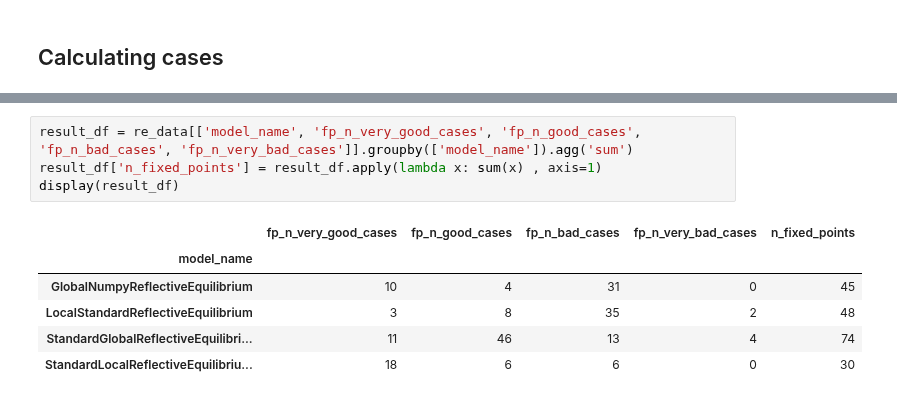
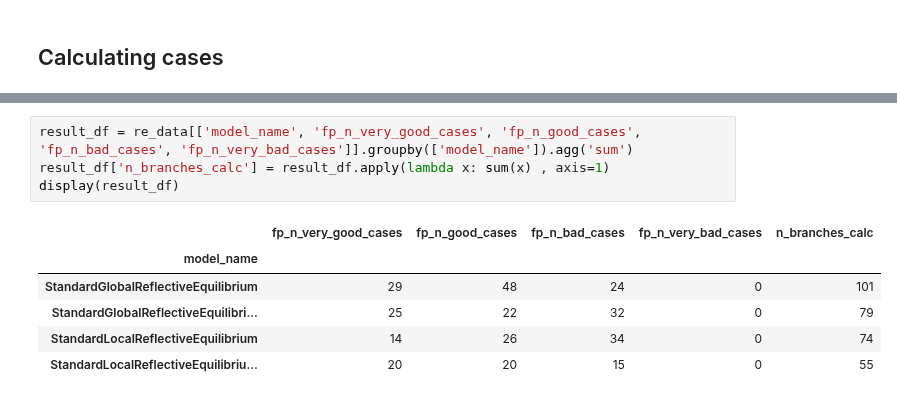
Before and after one commit to re-models/re-technical-report, a Jupyter notebook: notebooks/data_analysis_chapter_commitment-consistency.ipynb, the cells around one changed output, grey strips where cells are left out. Saved outputs shown, nothing was run; the diff lists cells and outputs as text.

```diff
--- a/notebooks/data_analysis_chapter_commitment-consistency.ipynb
+++ b/notebooks/data_analysis_chapter_commitment-consistency.ipynb
@@ -103,11 +112,11 @@ display(re_data.head(6)[['fixed_point_coms', 'global_optima', 'go_coms_consisten
 # %%
 result_df = re_data[['model_name', 'fp_n_very_good_cases', 'fp_n_good_cases', 'fp_n_bad_cases', 'fp_n_very_bad_cases']].groupby(['model_name']).agg('sum')
-result_df['n_fixed_points'] = result_df.apply(lambda x: sum(x) , axis=1)
+result_df['n_branches_calc'] = result_df.apply(lambda x: sum(x) , axis=1)
 display(result_df)
 # %% [output]
-|  | fp_n_very_good_cases | fp_n_good_cases | fp_n_bad_cases | fp_n_very_bad_cases | n_fixed_points |
+|  | fp_n_very_good_cases | fp_n_good_cases | fp_n_bad_cases | fp_n_very_bad_cases | n_branches_calc |
 | model_name |  |  |  |  |  |
-| GlobalNumpyReflectiveEquilibrium | 10 | 4 | 31 | 0 | 45 |
-| LocalStandardReflectiveEquilibrium | 3 | 8 | 35 | 2 | 48 |
-| StandardGlobalReflectiveEquilibri... | 11 | 46 | 13 | 4 | 74 |
-| StandardLocalReflectiveEquilibriu... | 18 | 6 | 6 | 0 | 30 |
+| StandardGlobalReflectiveEquilibrium | 29 | 48 | 24 | 0 | 101 |
+| StandardGlobalReflectiveEquilibri... | 25 | 22 | 32 | 0 | 79 |
+| StandardLocalReflectiveEquilibrium | 14 | 26 | 34 | 0 | 74 |
+| StandardLocalReflectiveEquilibriu... | 20 | 20 | 15 | 0 | 55 |
```
Also changed, not shown: parts of 6 cells of this notebook, 2 other files.
